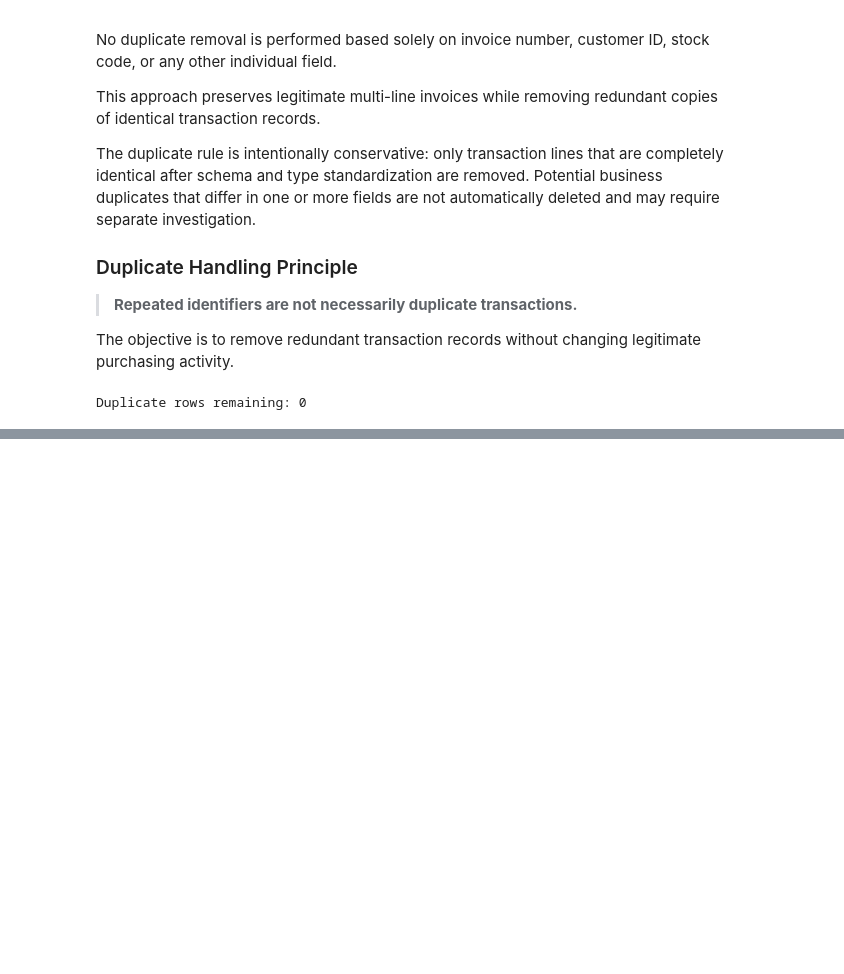
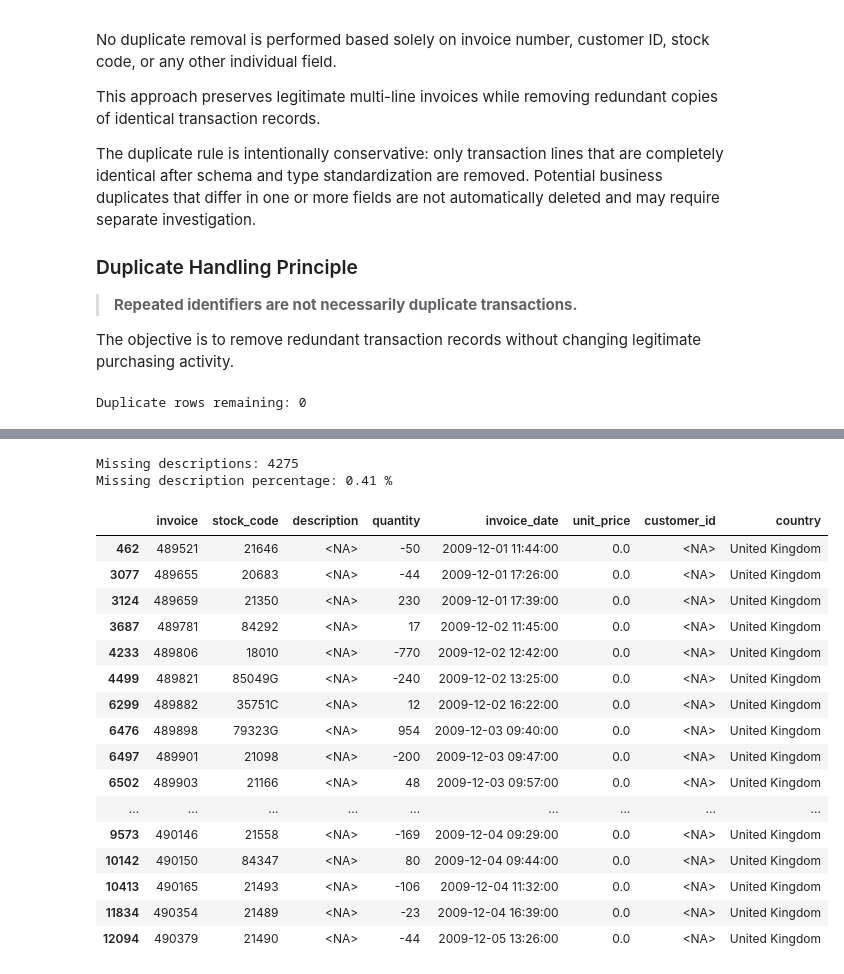
Before and after one commit to AnundaTheScientist/E-Commerce-Data-Cleaning-Reporting-Automation, a Jupyter notebook: notebooks/04_data_cleaning.ipynb, the cells around one changed output, grey strips where cells are left out. Cells and saved outputs as stored; diff of their text form; code cells hidden in the pictures; blank space fills up the shorter version.

Commit message:
data cleaning document update

```diff
--- a/notebooks/04_data_cleaning.ipynb
+++ b/notebooks/04_data_cleaning.ipynb
@@ -379,0 +516,40 @@ Duplicate rows remaining: 0
+# %%
+#Confirm missing descriptions
+
+missing_descriptions = df_clean["description"].isna().sum()
+
+print("Missing descriptions:", missing_descriptions)
+print(
+    "Missing description percentage:",
+    round(df_clean["description"].isna().mean() * 100, 2),
+    "%"
+)
+# %% [output]
+Missing descriptions: 4275
+Missing description percentage: 0.41 %
+# %%
+#Inspect the affected transactions
+
+missing_description_rows = df_clean[
+    df_clean["description"].isna()
+]
+
+missing_description_rows.head(20)
+# %% [output]
+|  | invoice | stock_code | description | quantity | invoice_date | unit_price | customer_id | country |
+| 462 | 489521 | 21646 | <NA> | -50 | 2009-12-01 11:44:00 | 0.0 | <NA> | United Kingdom |
+| 3077 | 489655 | 20683 | <NA> | -44 | 2009-12-01 17:26:00 | 0.0 | <NA> | United Kingdom |
+| 3124 | 489659 | 21350 | <NA> | 230 | 2009-12-01 17:39:00 | 0.0 | <NA> | United Kingdom |
+| 3687 | 489781 | 84292 | <NA> | 17 | 2009-12-02 11:45:00 | 0.0 | <NA> | United Kingdom |
+| 4233 | 489806 | 18010 | <NA> | -770 | 2009-12-02 12:42:00 | 0.0 | <NA> | United Kingdom |
+| 4499 | 489821 | 85049G | <NA> | -240 | 2009-12-02 13:25:00 | 0.0 | <NA> | United Kingdom |
+| 6299 | 489882 | 35751C | <NA> | 12 | 2009-12-02 16:22:00 | 0.0 | <NA> | United Kingdom |
+| 6476 | 489898 | 79323G | <NA> | 954 | 2009-12-03 09:40:00 | 0.0 | <NA> | United Kingdom |
+| 6497 | 489901 | 21098 | <NA> | -200 | 2009-12-03 09:47:00 | 0.0 | <NA> | United Kingdom |
+| 6502 | 489903 | 21166 | <NA> | 48 | 2009-12-03 09:57:00 | 0.0 | <NA> | United Kingdom |
+| ... | ... | ... | ... | ... | ... | ... | ... | ... |
+| 9573 | 490146 | 21558 | <NA> | -169 | 2009-12-04 09:29:00 | 0.0 | <NA> | United Kingdom |
+| 10142 | 490150 | 84347 | <NA> | 80 | 2009-12-04 09:44:00 | 0.0 | <NA> | United Kingdom |
+| 10413 | 490165 | 21493 | <NA> | -106 | 2009-12-04 11:32:00 | 0.0 | <NA> | United Kingdom |
+| 11834 | 490354 | 21489 | <NA> | -23 | 2009-12-04 16:39:00 | 0.0 | <NA> | United Kingdom |
+| 12094 | 490379 | 21490 | <NA> | -44 | 2009-12-05 13:26:00 | 0.0 | <NA> | United Kingdom |
```
Also changed, not shown: parts of 17 cells of this notebook.
